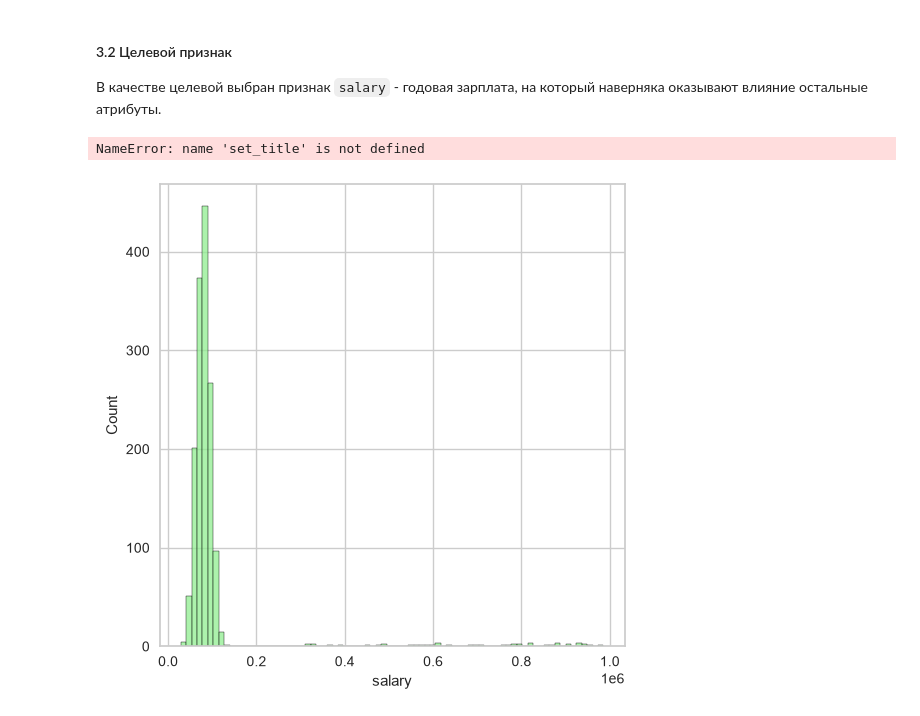
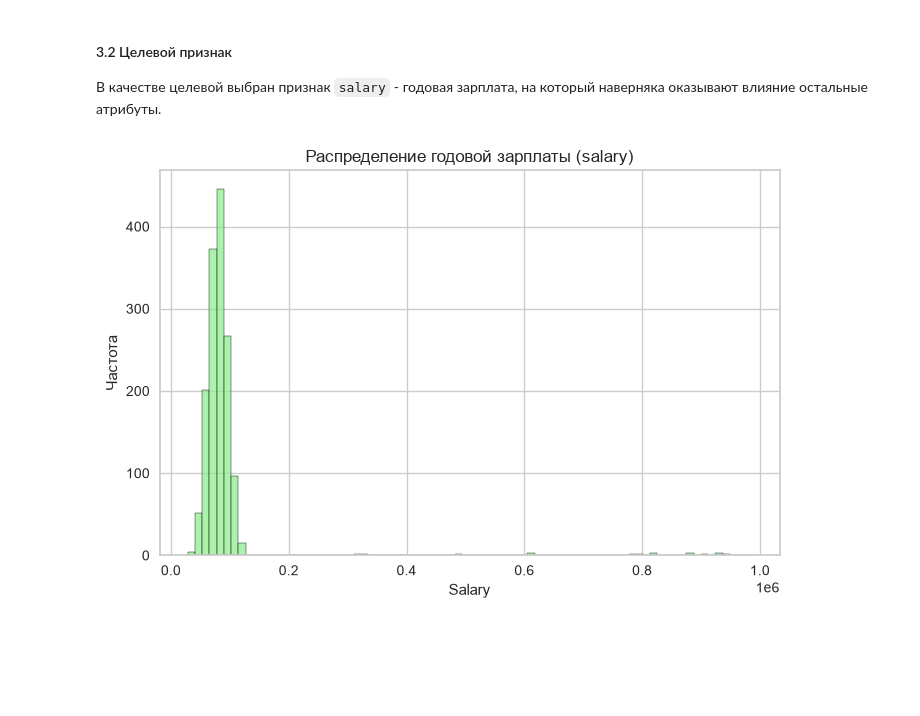
Before and after one commit to AlekseevaAnna1/data-analytics-labs, a Jupyter notebook: ЛР3_Алексеева_1.ipynb, the cells around one changed output. Cells and saved outputs as stored; diff of their text form; code cells hidden in the pictures; blank space fills up the shorter version.

```diff
--- a/ЛР3_Алексеева_1.ipynb
+++ b/ЛР3_Алексеева_1.ipynb
@@ -592,12 +592,11 @@ Name: count, dtype: int64
 #### 3.2 Целевой признак
 В качестве целевой выбран признак `salary` - годовая зарплата, на который наверняка оказывают влияние остальные атрибуты.
 # %%
-plt.figure(figsize=(6, 6))
-
-sns.histplot(df['salary'], color='lightgreen', edgecolor='black')
-set_title('Распределение расстояния (miles)')
-set_xlabel('Мили')
-set_ylabel('Частота')
+plt.figure(figsize=(8, 5))
+sns.histplot(df_salary['salary'], color='lightgreen', edgecolor='black')
+plt.title('Распределение годовой зарплаты (salary)')
+plt.xlabel('Salary')
+plt.ylabel('Частота')
+plt.show()
 # %% [output]
-NameError: name 'set_title' is not defined
-[figure, old version]
+[figure, new version]
```
Also changed, not shown: parts of 8 cells of this notebook.
